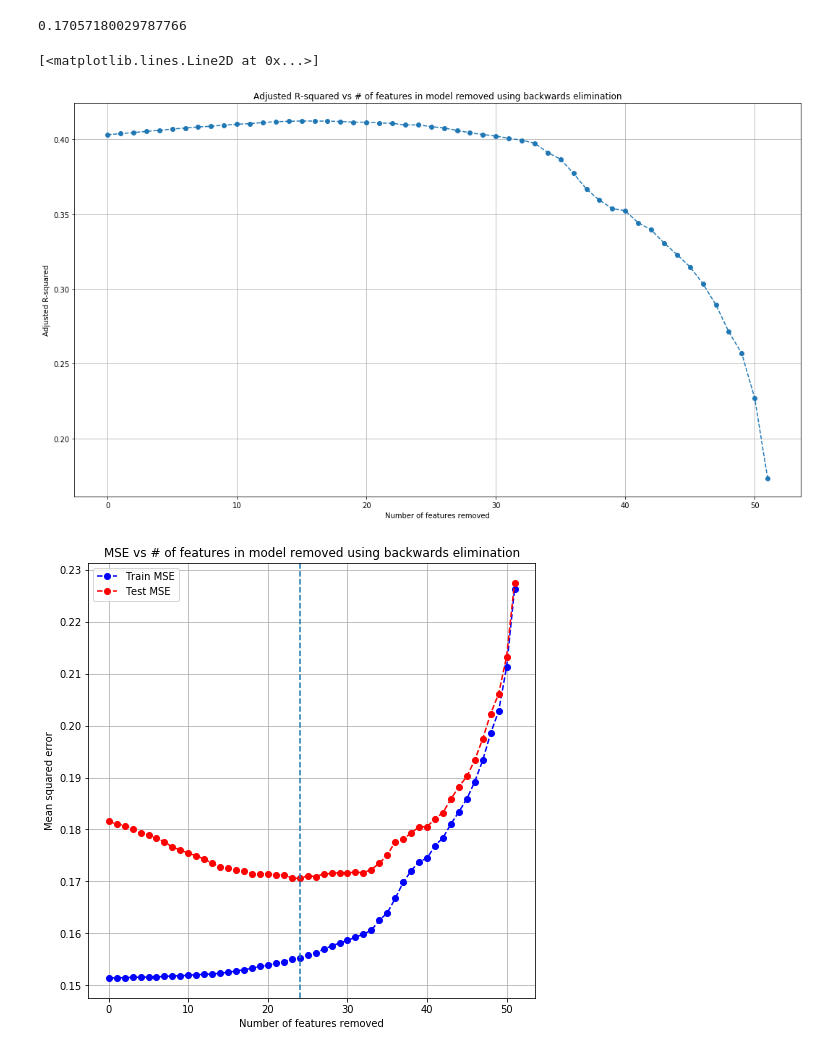
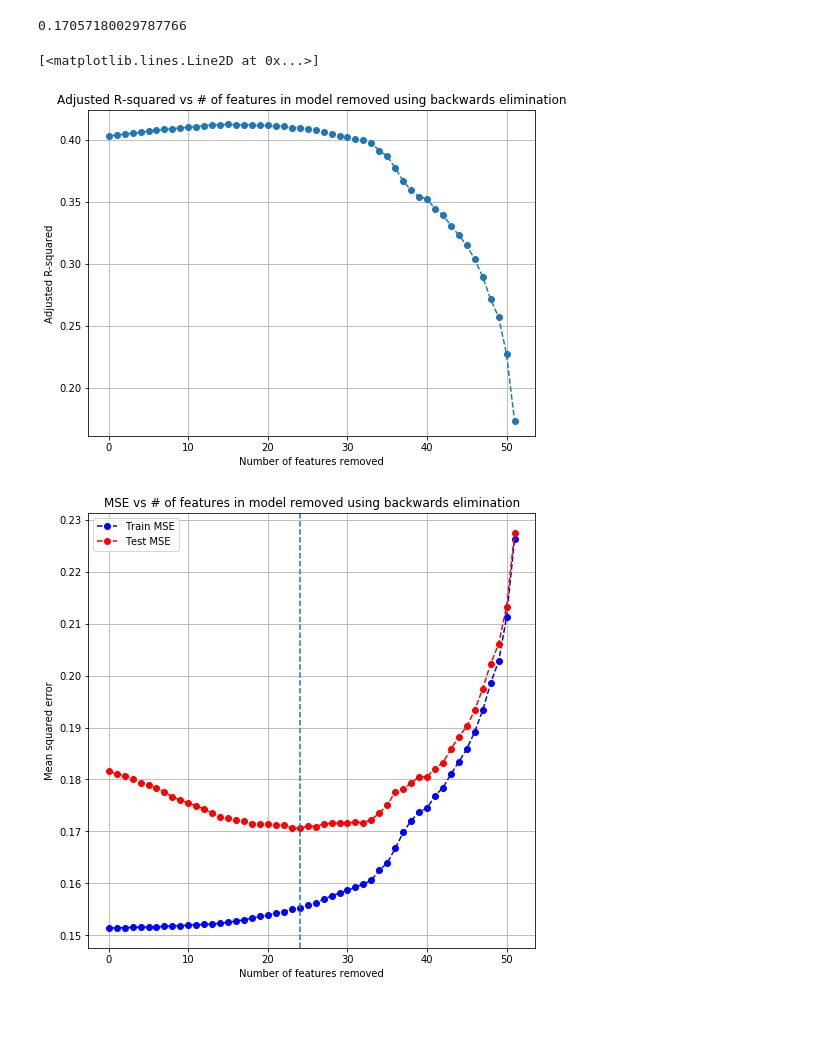
Before and after one commit to jl56923/project_2, a Jupyter notebook: analysis.ipynb, the cells around one changed output. Saved outputs shown, nothing was run; the diff lists cells and outputs as text; code cells hidden in the pictures; blank space fills up the shorter version.

Commit message:
visualization updated

```diff
--- a/analysis.ipynb
+++ b/analysis.ipynb
@@ -459,15 +412,15 @@ print(lowest_test_MSE)
 0.17057180029787766
 # %%
 x_axis = range(0, feature_num-L, 1)
-plt.figure(figsize=(18,10))
+plt.figure(figsize=(8,6))
 plt.title('Adjusted R-squared vs # of features in model removed using backwards elimination')
 plt.ylabel('Adjusted R-squared')
 plt.xlabel('Number of features removed')
 plt.grid(True)
 plt.plot(x_axis, model_eval_dict['r2_adj'], linestyle='--', marker='o')
 # %% [output]
 [<matplotlib.lines.Line2D at 0x...>]
-[figure, old version]
+[figure, new version]
 # %%
 x_axis = range(0, feature_num-L, 1)
 plt.figure(figsize=(8,8))
```
Also changed, not shown: parts of 22 cells of this notebook, 2 other files.
